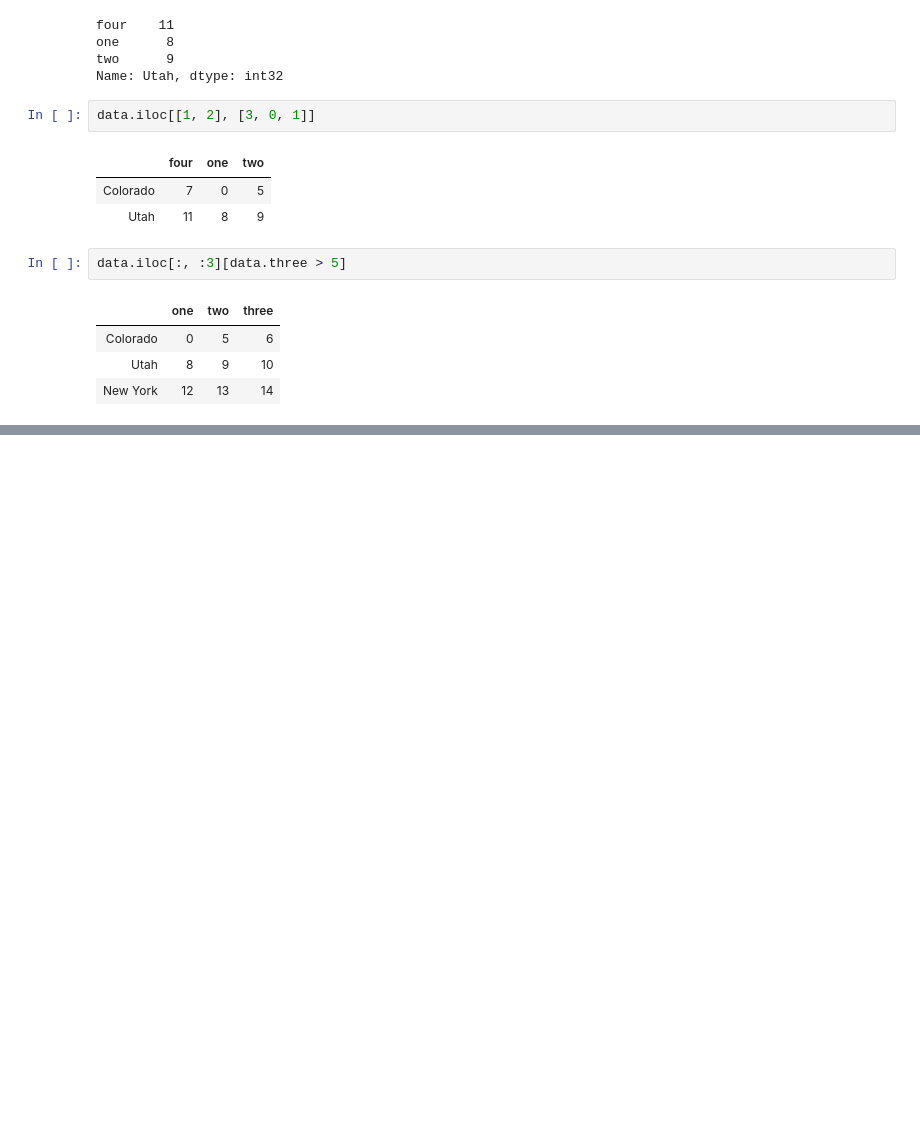
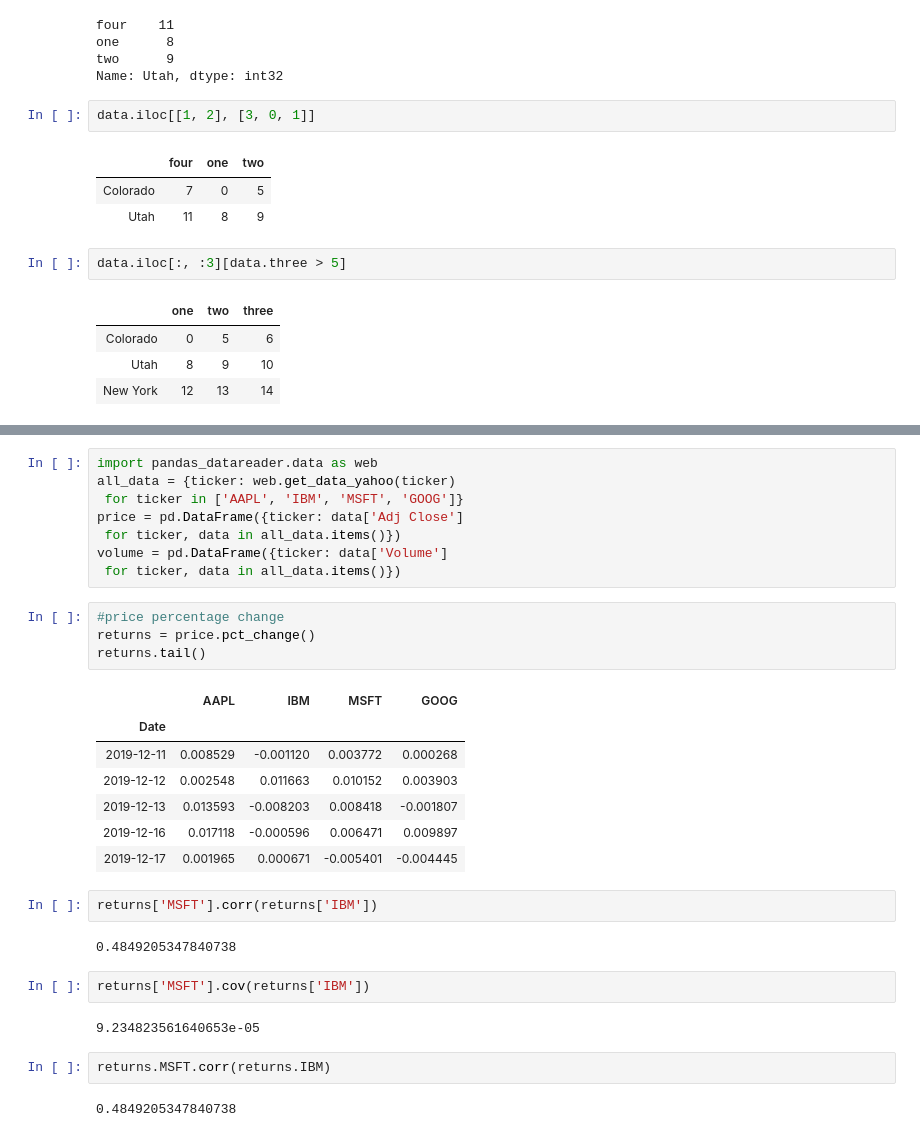
Before and after one commit to MohammadSaadHaroon/Marks-Calculating-Code-, a Jupyter notebook: pandas.ipynb, the cells around one changed output, grey strips where cells are left out. Drawn from its saved outputs; the diff is of its cells as text; blank space fills up the shorter version.

Commit message:
PANDAS COMPLETE

```diff
--- a/pandas.ipynb
+++ b/pandas.ipynb
@@ -536,0 +1025,32 @@ data.iloc[:, :3][data.three > 5]
+# %%
+import pandas_datareader.data as web
+all_data = {ticker: web.get_data_yahoo(ticker)
+ for ticker in ['AAPL', 'IBM', 'MSFT', 'GOOG']}
+price = pd.DataFrame({ticker: data['Adj Close']
+ for ticker, data in all_data.items()})
+volume = pd.DataFrame({ticker: data['Volume']
+ for ticker, data in all_data.items()})
+# %%
+#price percentage change
+returns = price.pct_change()
+returns.tail()
+# %% [output]
+|  | AAPL | IBM | MSFT | GOOG |
+| Date |  |  |  |  |
+| 2019-12-11 | 0.008529 | -0.001120 | 0.003772 | 0.000268 |
+| 2019-12-12 | 0.002548 | 0.011663 | 0.010152 | 0.003903 |
+| 2019-12-13 | 0.013593 | -0.008203 | 0.008418 | -0.001807 |
+| 2019-12-16 | 0.017118 | -0.000596 | 0.006471 | 0.009897 |
+| 2019-12-17 | 0.001965 | 0.000671 | -0.005401 | -0.004445 |
+# %%
+returns['MSFT'].corr(returns['IBM'])
+# %% [output]
+0.4849205347840738
+# %%
+returns['MSFT'].cov(returns['IBM'])
+# %% [output]
+9.234823561640653e-05
+# %%
+returns.MSFT.corr(returns.IBM)
+# %% [output]
+0.4849205347840738
```
Also changed, not shown: parts of 76 cells of this notebook.
